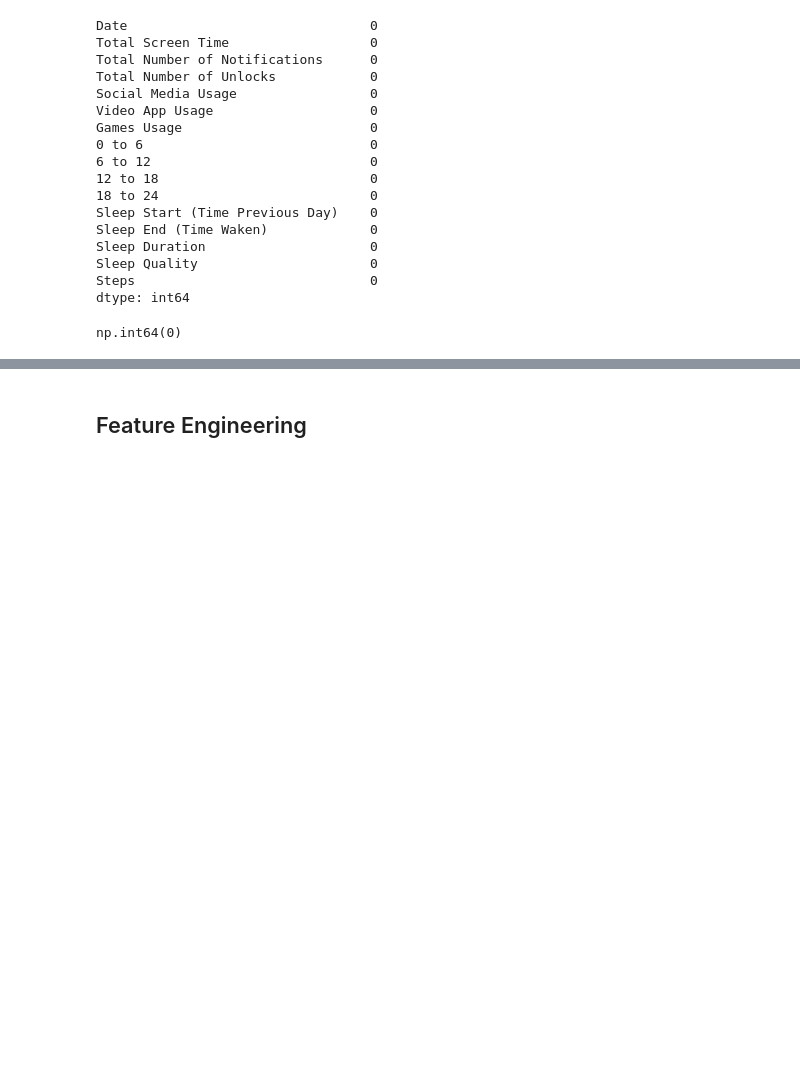
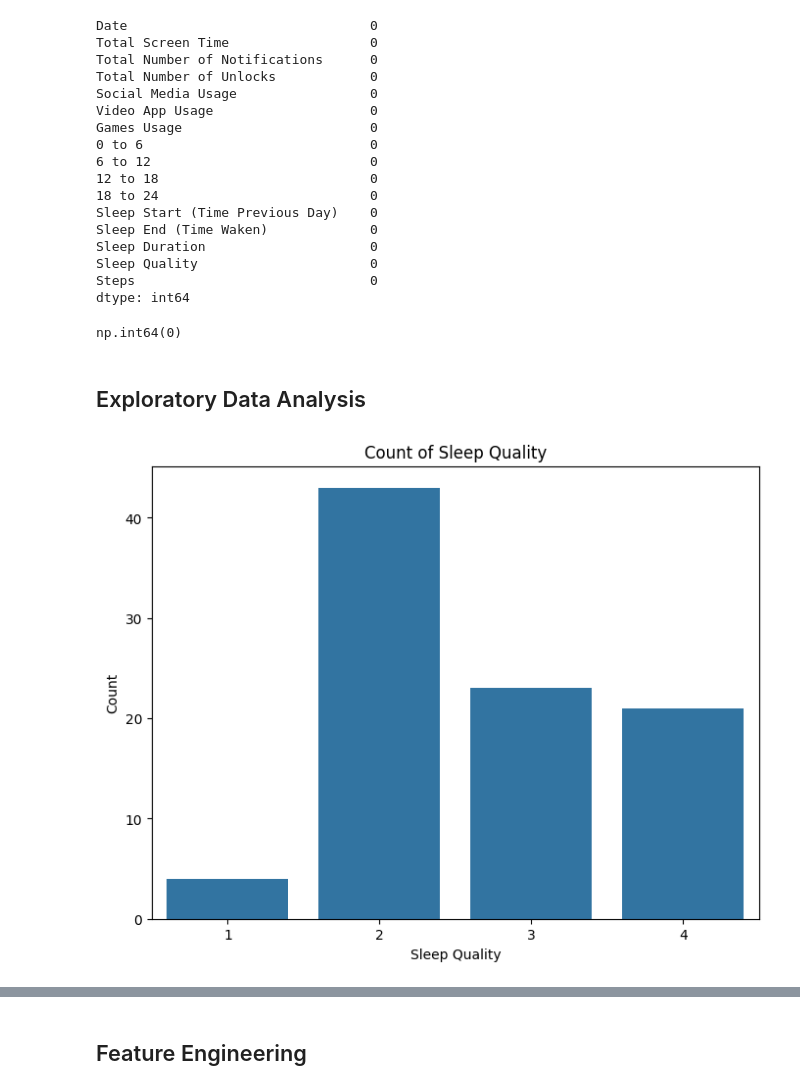
Before and after one commit to machiwao/CCDATSCL_PROJECT, a Jupyter notebook: CCDATSCL_Project_Code Implementation.ipynb, the cells around one changed output, grey strips where cells are left out. Drawn from its saved outputs; the diff is of its cells as text; code cells hidden in the pictures; blank space fills up the shorter version.

```diff
--- a/CCDATSCL_Project_Code Implementation.ipynb
+++ b/CCDATSCL_Project_Code Implementation.ipynb
@@ -83,3 +83,15 @@ dtype: int64
 df.duplicated().sum()
 # %% [output]
 np.int64(0)
+# %% [markdown]
+## Exploratory Data Analysis
+# %%
+# Plot count plot of Sleep Quality
+plt.figure(figsize=(8, 6))
+sns.countplot(x='Sleep Quality', data=df)
+plt.title('Count of Sleep Quality')
+plt.xlabel('Sleep Quality')
+plt.ylabel('Count')
+plt.show()
+# %% [output]
+[figure, added]
```
Also changed, not shown: parts of 19 cells of this notebook, 1 other file.
